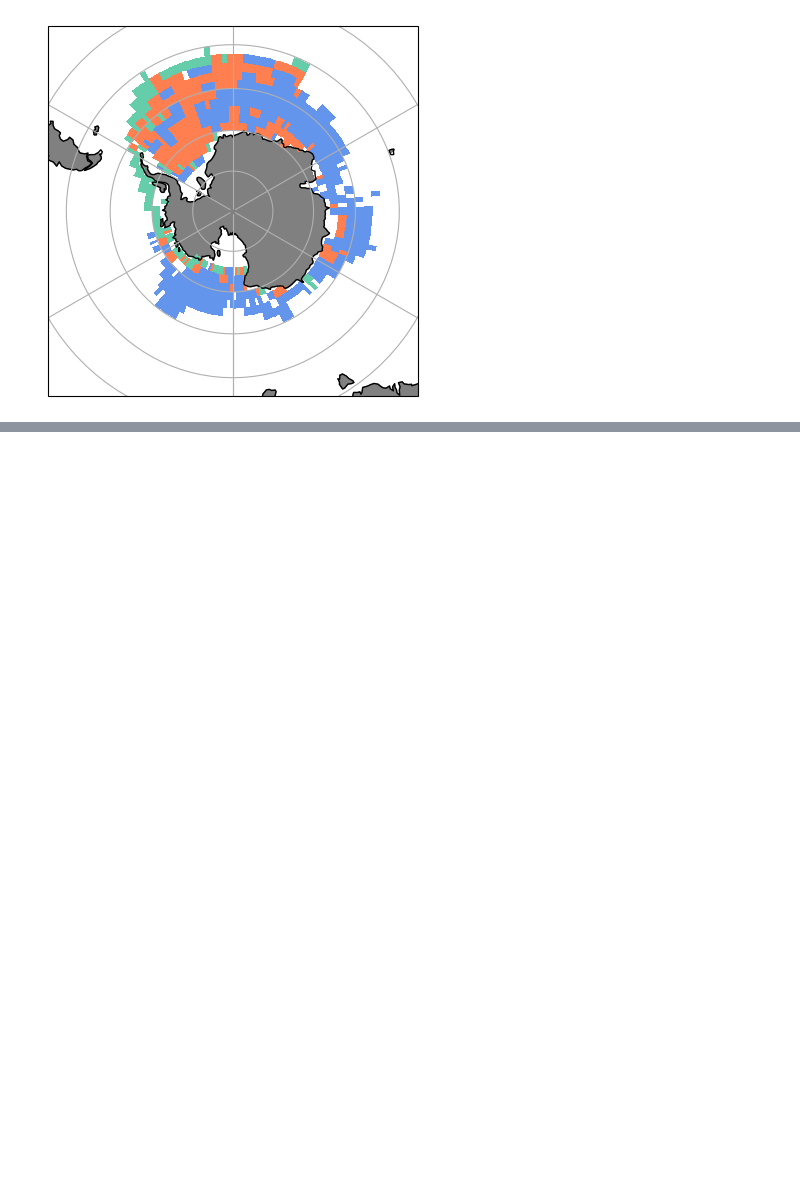
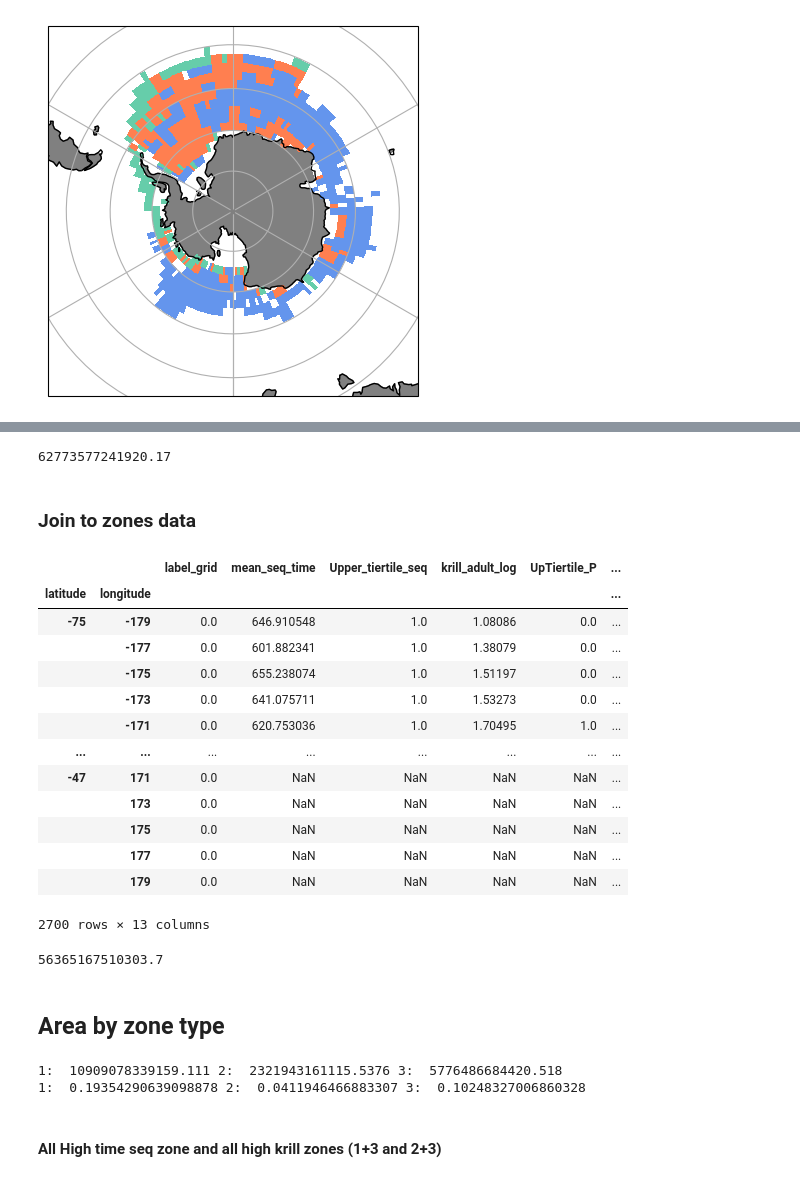
Before and after one commit to AnaelleDurfort/Key_Areas_krill_carbon_sequestration, a Jupyter notebook: zone_typo_kaks.ipynb, the cells around one changed output, grey strips where cells are left out. Drawn from its saved outputs; the diff is of its cells as text; code cells hidden in the pictures; blank space fills up the shorter version.

Commit message:
script with zone types identif

```diff
--- a/zone_typo_kaks.ipynb
+++ b/zone_typo_kaks.ipynb
@@ -26,7 +26,7 @@ os.chdir('C:/Users/anael/Documents/PhD/4_krill_fisheries_Carbon_seq_time/Git_rep
 # %% [markdown]
 # Load data
 # %%
-krill_pop = xr.open_dataset('krill_base_krillpodym.nc')
+krill_pop = xr.open_dataset('./outputs_formated_data/krill_base_krillpodym.nc')
 krill_pop = krill_pop.to_dataframe()
 krill_pop = krill_pop.dropna(subset=['Upper_tiertile'])
 krill_pop # 1048 rows
@@ -47,7 +47,7 @@ krill_pop # 1048 rows
 1905 rows × 6 columns
 # %%
 # time seq
-mean_time_seq = xr.open_dataset('xr_mean_time_seq_final.nc')
+mean_time_seq = xr.open_dataset('./outputs_formated_data/xr_mean_time_seq_final.nc')
 mean_time_seq = mean_time_seq.rename_vars({'__xarray_dataarray_variable__' : 'mean_seq_time' })
 mean_time_seq = mean_time_seq.to_dataframe().reset_index().drop(['variable'], axis=1).set_index(['latitude', 'longitude'])# 2880  rows × 3 columns
 mean_time_seq =  mean_time_seq.dropna()
@@ -247,0 +337,8 @@ plt.show(p)
+# %%
+# transform area array into a dataframe and crop the file à -45°S
+area_df = OCIM[['AREA', 'MASK']].isel(depth=0).to_dataframe().drop(['depth'], axis = 1).reset_index()
+area_df = area_df[area_df['latitude'] <=-45].set_index(['latitude', 'longitude'])
+
+## calculate the area of the ocean (remove land) => multiply be the proportion of the ocean in cell (= MASK : 1=ocean, 0=land, or %o each)
+area_df['True_area'] = area_df['AREA']*area_df['MASK']
+area_df # 3240  rows
@@ -247,0 +360,33 @@ plt.show(p)
+# %%
+tot_area = area_df['True_area'].sum()
+tot_area #in m²  : from -45°S it is 62773577241920.17 = 6277 e+10 m² = 6277 e+4 km²
+# %% [output]
+62773577241920.17
+# %% [markdown]
+### Join to zones data
+# %%
+zones_data_complete = zones_data_complete.join(other = area_df, how = 'left')
+zones_data_complete #2700
+# %% [output]
+|  |  | label_grid | mean_seq_time | Upper_tiertile_seq | krill_adult_log | UpTiertile_P | ... |
+| latitude | longitude |  |  |  |  |  | ... |
+| -75 | -179 | 0.0 | 646.910548 | 1.0 | 1.08086 | 0.0 | ... |
+|  | -177 | 0.0 | 601.882341 | 1.0 | 1.38079 | 0.0 | ... |
+|  | -175 | 0.0 | 655.238074 | 1.0 | 1.51197 | 0.0 | ... |
+|  | -173 | 0.0 | 641.075711 | 1.0 | 1.53273 | 0.0 | ... |
+|  | -171 | 0.0 | 620.753036 | 1.0 | 1.70495 | 1.0 | ... |
+| ... | ... | ... | ... | ... | ... | ... | ... |
+| -47 | 171 | 0.0 | NaN | NaN | NaN | NaN | ... |
+|  | 173 | 0.0 | NaN | NaN | NaN | NaN | ... |
+|  | 175 | 0.0 | NaN | NaN | NaN | NaN | ... |
+|  | 177 | 0.0 | NaN | NaN | NaN | NaN | ... |
+|  | 179 | 0.0 | NaN | NaN | NaN | NaN | ... |
+2700 rows × 13 columns
+# %%
+# total surface of the study area (here the area defined in 'zone_krill_carbon')
+tot_area_restricted = zones_data_complete['True_area'].sum()
+tot_area_restricted # 56365167510303.7 m²
+# %% [output]
+56365167510303.7
+# %% [markdown]
+## Area by zone type
@@ -247,0 +408,8 @@ plt.show(p)
+# %%
+print('1: ', area_1 , '2: ', area_2, '3: ', area_3)
+print('1: ', prop_1 , '2: ', prop_2, '3: ', prop_3)
+# %% [output]
+1:  10909078339159.111 2:  2321943161115.5376 3:  5776486684420.518
+1:  0.19354290639098878 2:  0.0411946466883307 3:  0.10248327006860328
+# %% [markdown]
+#### All High time seq zone and all high krill zones (1+3 and 2+3)
```
Also changed, not shown: parts of 17 cells of this notebook, 2 other files.
